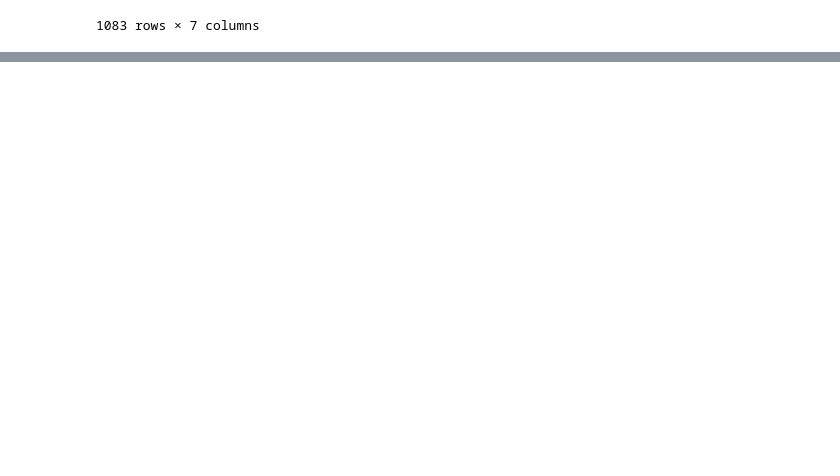
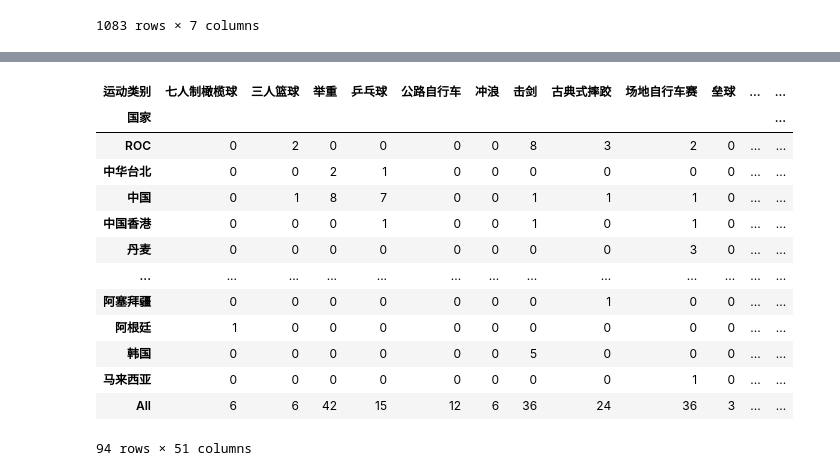
Before and after one commit to sxl6667/sanfw, a Jupyter notebook: xianglong/12-2-第一天答题/东京奥运会奖牌分析/答题.ipynb, the cells around one changed output, grey strips where cells are left out. Drawn from its saved outputs; the diff is of its cells as text; code cells hidden in the pictures; blank space fills up the shorter version.

```diff
--- a/xianglong/12-2-第一天答题/东京奥运会奖牌分析/答题.ipynb
+++ b/xianglong/12-2-第一天答题/东京奥运会奖牌分析/答题.ipynb
@@ -255,0 +376,6 @@ df3
+# %%
+'''
+第十三题
+'''
+df3['获奖时间'] = df3['获奖时间'].apply(lambda x: datetime.strftime(x, '%m月%d日'))
+df3
@@ -255,0 +439,21 @@ df3
+# %%
+'''
+第十五题
+'''
+
+pd.crosstab(df3['国家'], df3['运动类别'], margins=True)
+# %% [output]
+| 运动类别 | 七人制橄榄球 | 三人篮球 | 举重 | 乒乓球 | 公路自行车 | 冲浪 | 击剑 | 古典式摔跤 | 场地自行车赛 | 垒球 | ... | ... |
+| 国家 |  |  |  |  |  |  |  |  |  |  |  | ... |
+| ROC | 0 | 2 | 0 | 0 | 0 | 0 | 8 | 3 | 2 | 0 | ... | ... |
+| 中华台北 | 0 | 0 | 2 | 1 | 0 | 0 | 0 | 0 | 0 | 0 | ... | ... |
+| 中国 | 0 | 1 | 8 | 7 | 0 | 0 | 1 | 1 | 1 | 0 | ... | ... |
+| 中国香港 | 0 | 0 | 0 | 1 | 0 | 0 | 1 | 0 | 1 | 0 | ... | ... |
+| 丹麦 | 0 | 0 | 0 | 0 | 0 | 0 | 0 | 0 | 3 | 0 | ... | ... |
+| ... | ... | ... | ... | ... | ... | ... | ... | ... | ... | ... | ... | ... |
+| 阿塞拜疆 | 0 | 0 | 0 | 0 | 0 | 0 | 0 | 1 | 0 | 0 | ... | ... |
+| 阿根廷 | 1 | 0 | 0 | 0 | 0 | 0 | 0 | 0 | 0 | 0 | ... | ... |
+| 韩国 | 0 | 0 | 0 | 0 | 0 | 0 | 5 | 0 | 0 | 0 | ... | ... |
+| 马来西亚 | 0 | 0 | 0 | 0 | 0 | 0 | 0 | 0 | 1 | 0 | ... | ... |
+| All | 6 | 6 | 42 | 15 | 12 | 6 | 36 | 24 | 36 | 3 | ... | ... |
+94 rows × 51 columns
```
Also changed, not shown: parts of 35 cells of this notebook, 7 other files.
